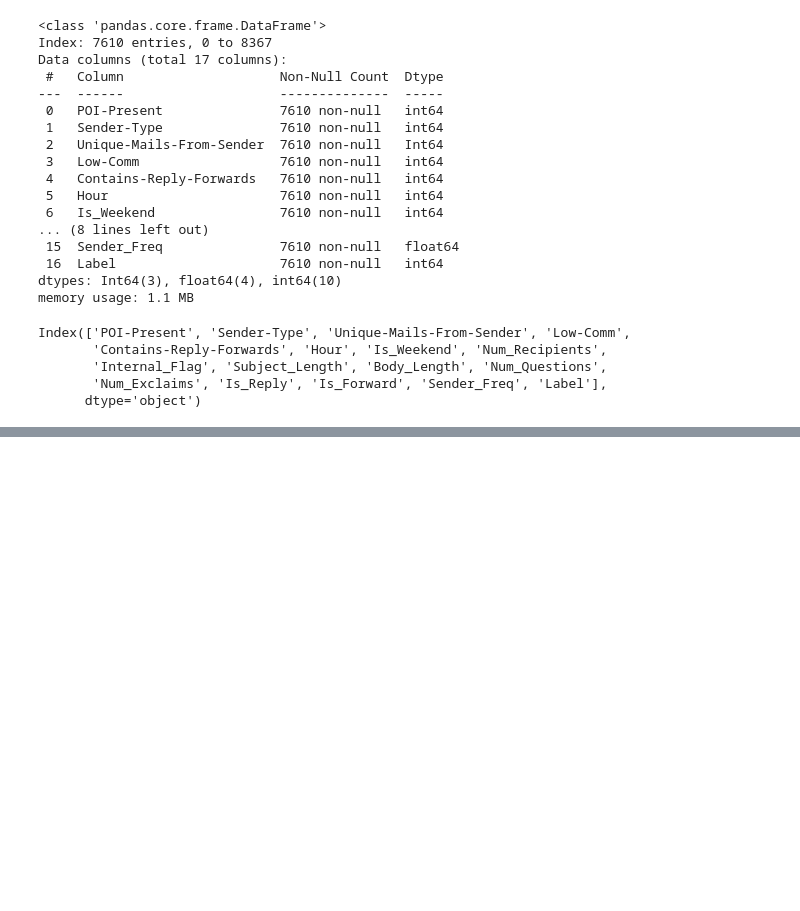
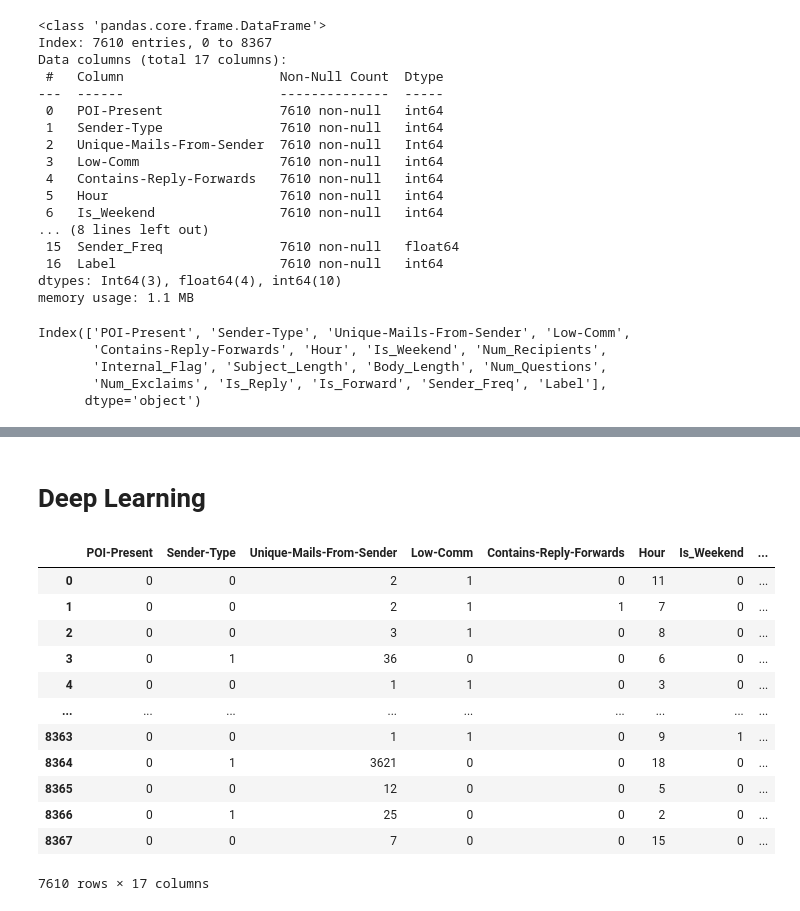
Before and after one commit to ArunK-ML/FULL---Fraud-Email---DataSet, a Jupyter notebook: Fraud_Email.ipynb, the cells around one changed output, grey strips where cells are left out. Saved outputs shown, nothing was run; the diff lists cells and outputs as text; code cells hidden in the pictures; blank space fills up the shorter version.

```diff
--- a/Fraud_Email.ipynb
+++ b/Fraud_Email.ipynb
@@ -1311,0 +1247,18 @@ weighted avg       0.79      0.79      0.78      1666
+# %% [markdown]
+# **Deep Learning**
+# %%
+df_Final
+# %% [output]
+|  | POI-Present | Sender-Type | Unique-Mails-From-Sender | Low-Comm | Contains-Reply-Forwards | Hour | Is_Weekend | ... |
+| 0 | 0 | 0 | 2 | 1 | 0 | 11 | 0 | ... |
+| 1 | 0 | 0 | 2 | 1 | 1 | 7 | 0 | ... |
+| 2 | 0 | 0 | 3 | 1 | 0 | 8 | 0 | ... |
+| 3 | 0 | 1 | 36 | 0 | 0 | 6 | 0 | ... |
+| 4 | 0 | 0 | 1 | 1 | 0 | 3 | 0 | ... |
+| ... | ... | ... | ... | ... | ... | ... | ... | ... |
+| 8363 | 0 | 0 | 1 | 1 | 0 | 9 | 1 | ... |
+| 8364 | 0 | 1 | 3621 | 0 | 0 | 18 | 0 | ... |
+| 8365 | 0 | 0 | 12 | 0 | 0 | 5 | 0 | ... |
+| 8366 | 0 | 1 | 25 | 0 | 0 | 2 | 0 | ... |
+| 8367 | 0 | 0 | 7 | 0 | 0 | 15 | 0 | ... |
+7610 rows × 17 columns
```
Also changed, not shown: parts of 17 cells of this notebook.
